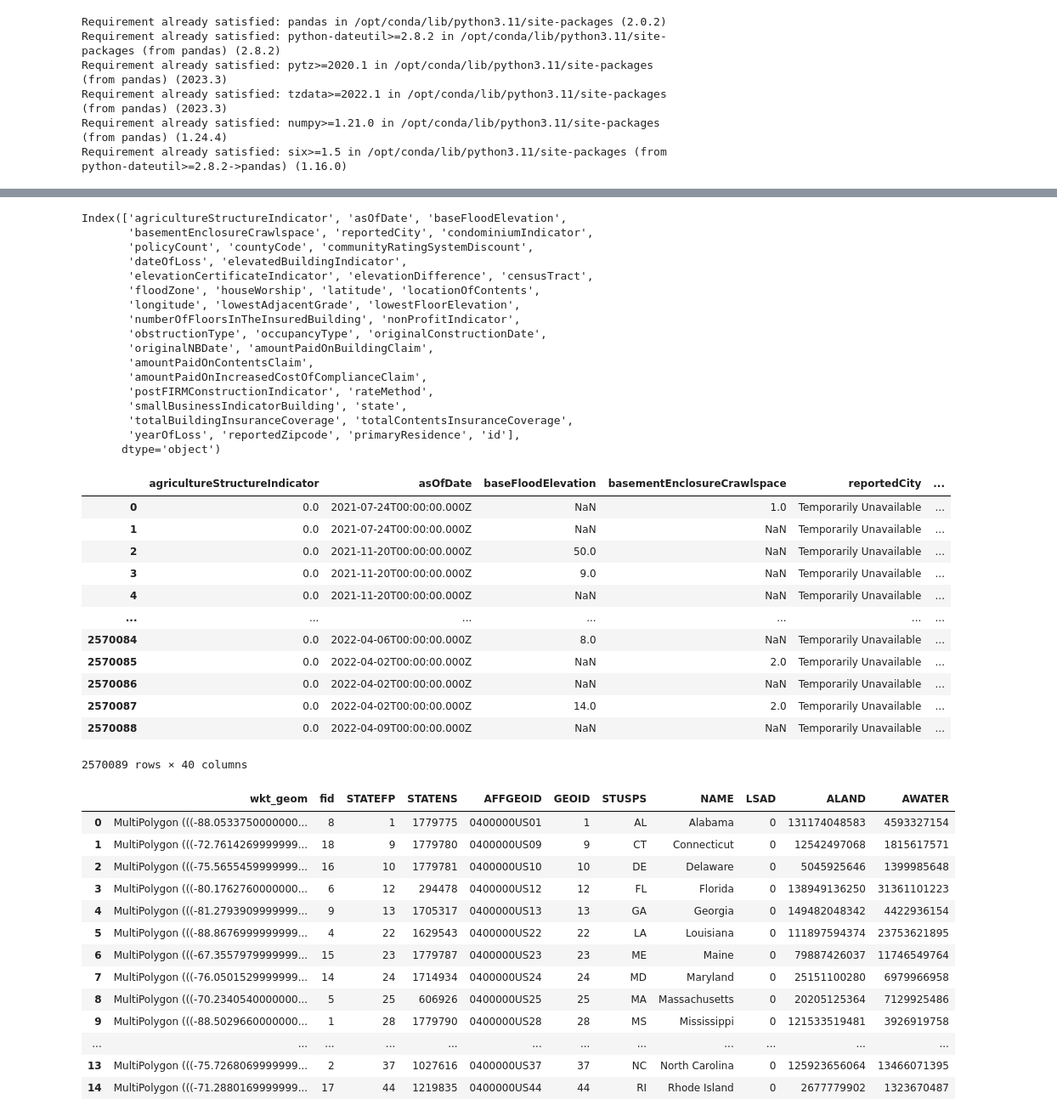
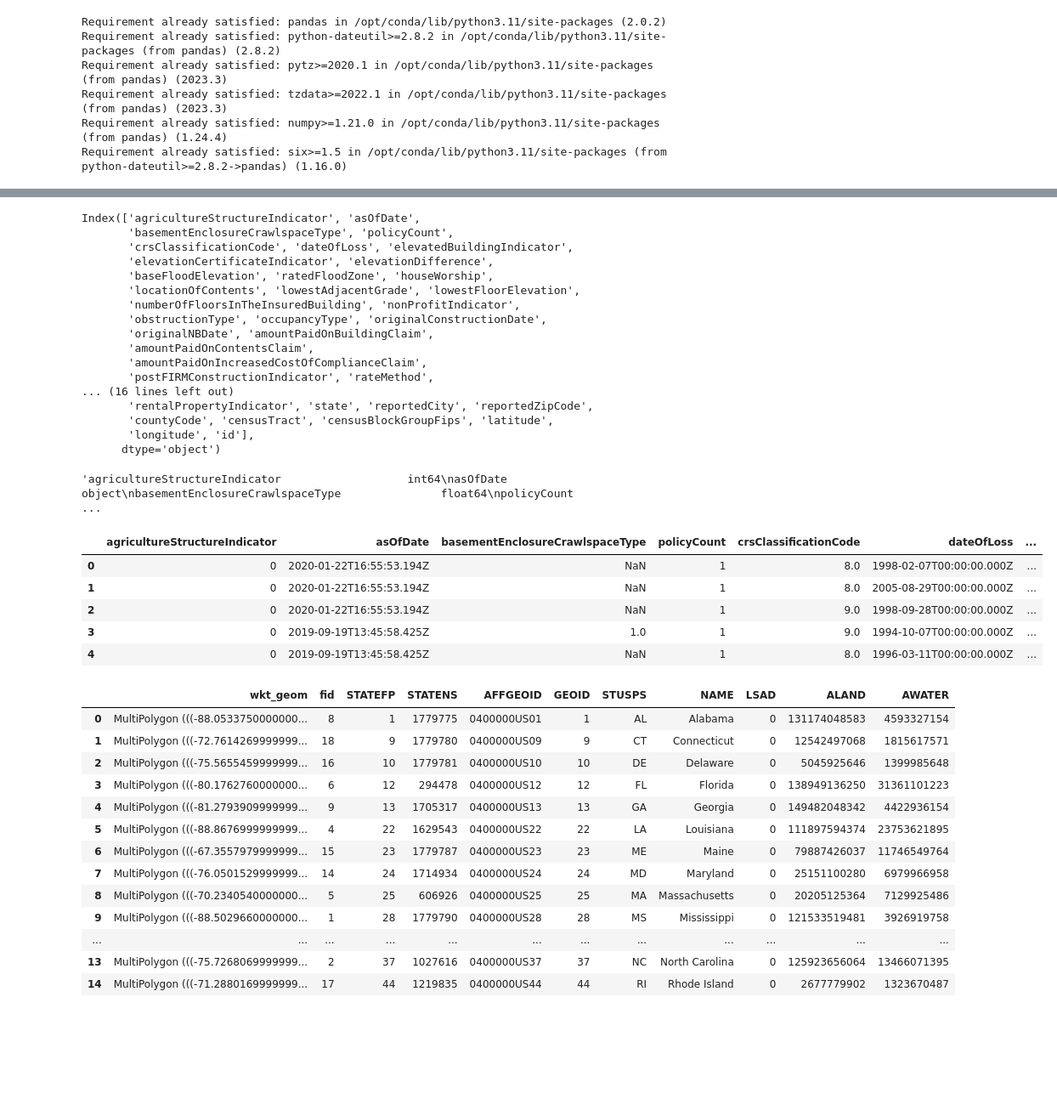
Before and after one commit to trietmnj/jupyter-notebook-docker-compose, a Jupyter notebook: notebooks/research-direct-damages/FimaClaims.ipynb, the cells around one changed output, grey strips where cells are left out. Shown: that part at 85% size. Cells and saved outputs as stored; diff of their text form; code cells hidden in the pictures; blank space fills up the shorter version.

```diff
--- a/notebooks/research-direct-damages/FimaClaims.ipynb
+++ b/notebooks/research-direct-damages/FimaClaims.ipynb
@@ -11,0 +13,4 @@ import pandas as pd
+# %%
+# Change FILEPATH_BASE env var in docker-compose.yaml
+FILEPATH_BASE = '/home/jovyan/data-laptop'
+FILEPATH_BASE
@@ -12,4 +21,5 @@ import pandas as pd
 # %%
 # FimaNfipClaimsV1 is v1
 # FimaNfipClaims is v2
-claims = pd.read_csv("../../data/fima-claims/FimaNfipClaims.csv")
+FILEPATH_FIMA_CLAIMS_CSV = os.path.join(FILEPATH_BASE, "fima-claims/FimaNfipClaims.csv")
+FILEPATH_FIMA_CLAIMS_CSV
@@ -15,0 +28,3 @@ claims = pd.read_csv("../../data/fima-claims/FimaNfipClaims.csv")
+# %%
+%%time
+claims = pd.read_csv(FILEPATH_FIMA_CLAIMS_CSV)
@@ -16,36 +34,36 @@ claims = pd.read_csv("../../data/fima-claims/FimaNfipClaims.csv")
 # %%
 claims.columns
 # %% [output]
-Index(['agricultureStructureIndicator', 'asOfDate', 'baseFloodElevation',
-       'basementEnclosureCrawlspace', 'reportedCity', 'condominiumIndicator',
-       'policyCount', 'countyCode', 'communityRatingSystemDiscount',
-       'dateOfLoss', 'elevatedBuildingIndicator',
-       'elevationCertificateIndicator', 'elevationDifference', 'censusTract',
-       'floodZone', 'houseWorship', 'latitude', 'locationOfContents',
-       'longitude', 'lowestAdjacentGrade', 'lowestFloorElevation',
+Index(['agricultureStructureIndicator', 'asOfDate',
+       'basementEnclosureCrawlspaceType', 'policyCount',
+       'crsClassificationCode', 'dateOfLoss', 'elevatedBuildingIndicator',
+       'elevationCertificateIndicator', 'elevationDifference',
+       'baseFloodElevation', 'ratedFloodZone', 'houseWorship',
+       'locationOfContents', 'lowestAdjacentGrade', 'lowestFloorElevation',
        'numberOfFloorsInTheInsuredBuilding', 'nonProfitIndicator',
        'obstructionType', 'occupancyType', 'originalConstructionDate',
        'originalNBDate', 'amountPaidOnBuildingClaim',
        'amountPaidOnContentsClaim',
        'amountPaidOnIncreasedCostOfComplianceClaim',
        'postFIRMConstructionIndicator', 'rateMethod',
-       'smallBusinessIndicatorBuilding', 'state',
-       'totalBuildingInsuranceCoverage', 'totalContentsInsuranceCoverage',
-       'yearOfLoss', 'reportedZipcode', 'primaryResidence', 'id'],
+... (16 lines left out)
+       'rentalPropertyIndicator', 'state', 'reportedCity', 'reportedZipCode',
+       'countyCode', 'censusTract', 'censusBlockGroupFips', 'latitude',
+       'longitude', 'id'],
       dtype='object')
 # %%
-claims
+pd.set_option('display.max_columns', None)
+claims.dtypes.to_string()
+# claims.info(verbose=False)
 # %% [output]
-|  | agricultureStructureIndicator | asOfDate | baseFloodElevation | basementEnclosureCrawlspace | reportedCity | ... |
-| 0 | 0.0 | 2021-07-24T00:00:00.000Z | NaN | 1.0 | Temporarily Unavailable | ... |
-| 1 | 0.0 | 2021-07-24T00:00:00.000Z | NaN | NaN | Temporarily Unavailable | ... |
-| 2 | 0.0 | 2021-11-20T00:00:00.000Z | 50.0 | NaN | Temporarily Unavailable | ... |
-| 3 | 0.0 | 2021-11-20T00:00:00.000Z | 9.0 | NaN | Temporarily Unavailable | ... |
-| 4 | 0.0 | 2021-11-20T00:00:00.000Z | NaN | NaN | Temporarily Unavailable | ... |
-| ... | ... | ... | ... | ... | ... | ... |
-| 2570084 | 0.0 | 2022-04-06T00:00:00.000Z | 8.0 | NaN | Temporarily Unavailable | ... |
-| 2570085 | 0.0 | 2022-04-02T00:00:00.000Z | NaN | 2.0 | Temporarily Unavailable | ... |
-| 2570086 | 0.0 | 2022-04-02T00:00:00.000Z | NaN | NaN | Temporarily Unavailable | ... |
-| 2570087 | 0.0 | 2022-04-02T00:00:00.000Z | 14.0 | 2.0 | Temporarily Unavailable | ... |
-| 2570088 | 0.0 | 2022-04-09T00:00:00.000Z | NaN | NaN | Temporarily Unavailable | ... |
-2570089 rows × 40 columns
+'agricultureStructureIndicator                   int64\nasOfDate                                       object\nbasementEnclosureCrawlspaceType               float64\npolicyCount                        ...
+# %%
+pd.set_option('display.max_columns', None)
+claims.head()
+# %% [output]
+|  | agricultureStructureIndicator | asOfDate | basementEnclosureCrawlspaceType | policyCount | crsClassificationCode | dateOfLoss | ... |
+| 0 | 0 | 2020-01-22T16:55:53.194Z | NaN | 1 | 8.0 | 1998-02-07T00:00:00.000Z | ... |
+| 1 | 0 | 2020-01-22T16:55:53.194Z | NaN | 1 | 8.0 | 2005-08-29T00:00:00.000Z | ... |
+| 2 | 0 | 2020-01-22T16:55:53.194Z | NaN | 1 | 9.0 | 1998-09-28T00:00:00.000Z | ... |
+| 3 | 0 | 2019-09-19T13:45:58.425Z | 1.0 | 1 | 9.0 | 1994-10-07T00:00:00.000Z | ... |
+| 4 | 0 | 2019-09-19T13:45:58.425Z | NaN | 1 | 8.0 | 1996-03-11T00:00:00.000Z | ... |
```
Also changed, not shown: parts of 8 cells of this notebook, 1 other file.
